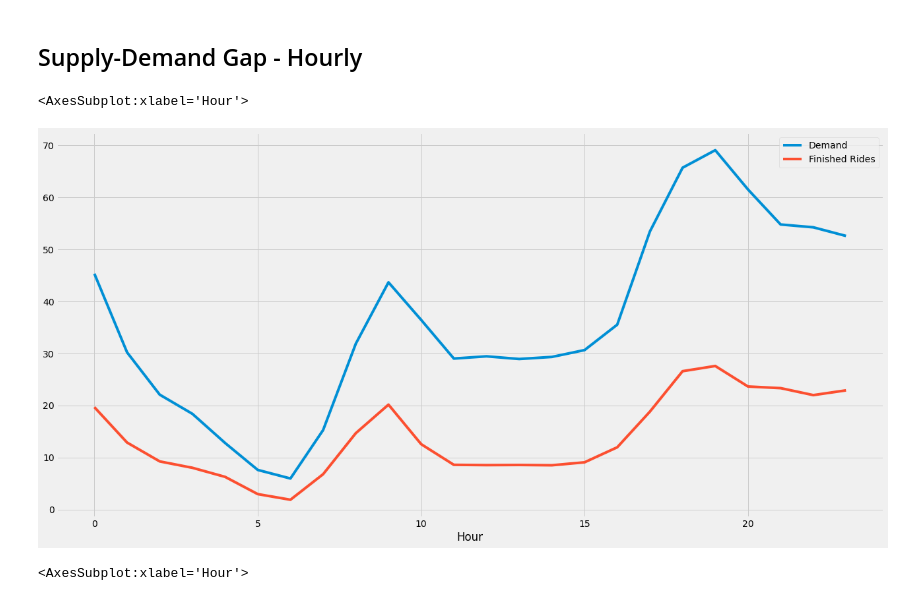
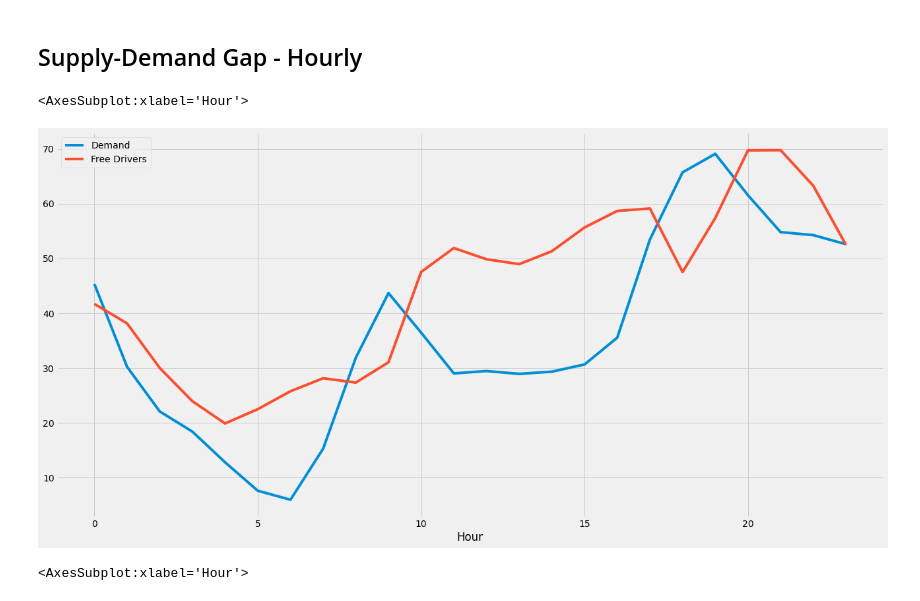
Before and after one commit to jlousada315/bolt-test, a Jupyter notebook: bolt-jl.ipynb, the cells around one changed output. Drawn from its saved outputs; the diff is of its cells as text; code cells hidden in the pictures.

```diff
--- a/bolt-jl.ipynb
+++ b/bolt-jl.ipynb
@@ -149,10 +149,10 @@ We should distinguish these dates separately, because results can be skewed due
 ## Supply-Demand Gap - Hourly
 # %%
 sd.groupby('Hour')['Demand'].mean().plot(legend=True, figsize=(20,10))
-sd.groupby('Hour')['Finished Rides'].mean().plot(legend=True)
+sd.groupby('Hour')['Free Drivers'].mean().plot(legend=True)
 # %% [output]
 <AxesSubplot:xlabel='Hour'>
-[figure, old version]
+[figure, new version]
 # %%
 sd.groupby('Hour')['Coverage Ratio (%)'].mean().plot(legend=True, figsize=(20, 10))
 # %% [output]
```
Also changed, not shown: parts of 18 cells of this notebook.
